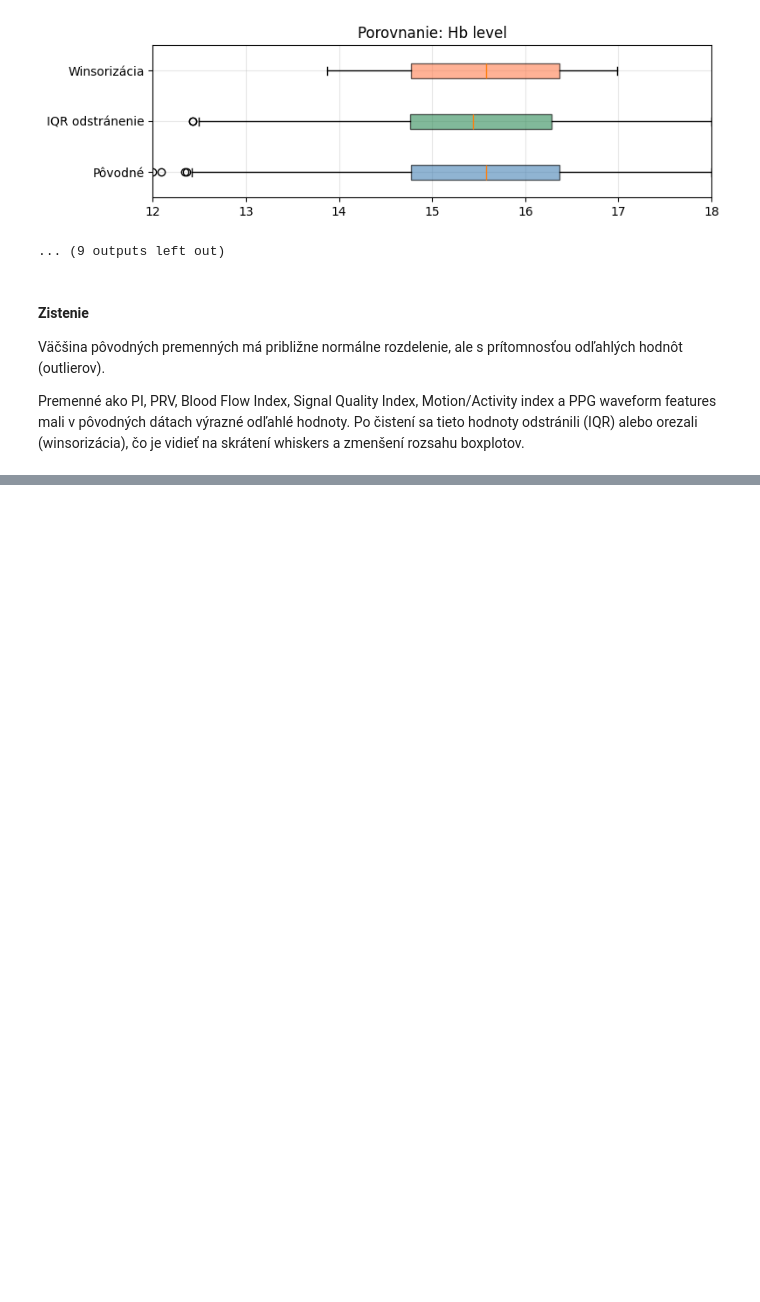
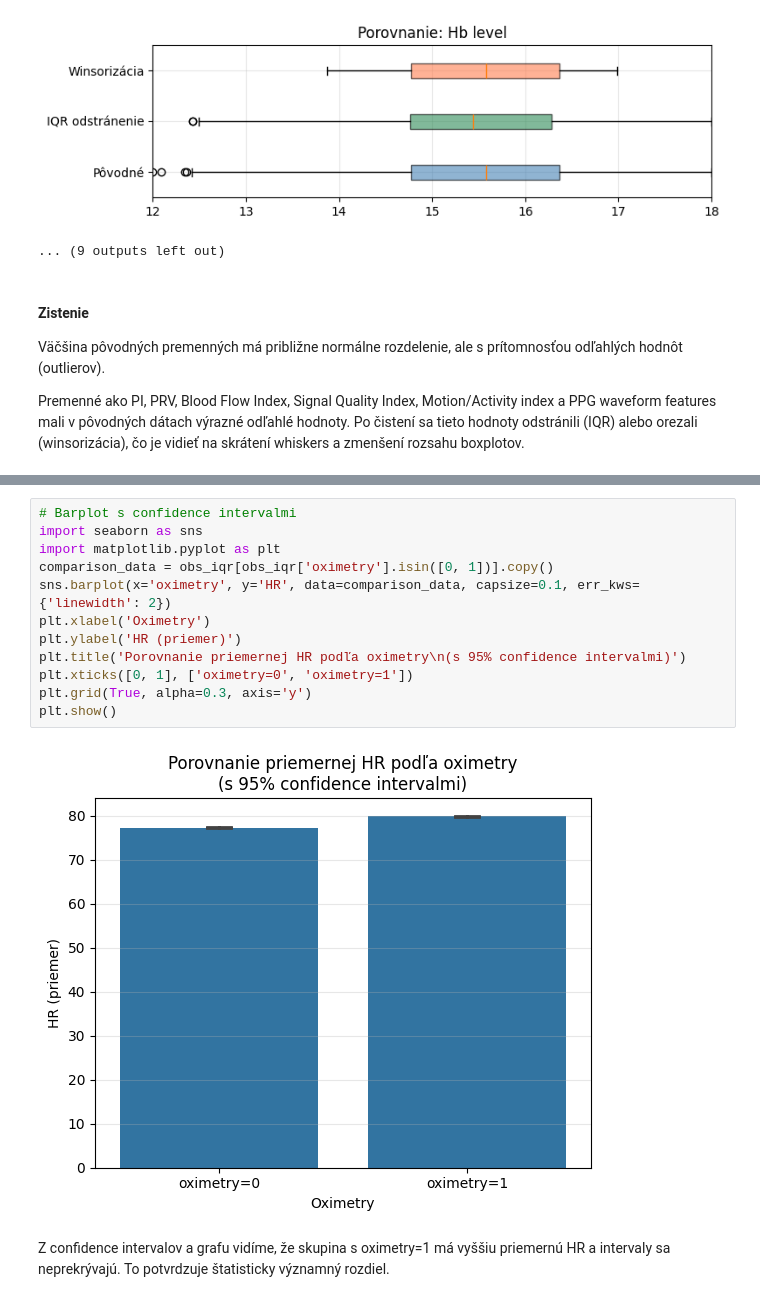
Before and after one commit to BohachNazar/IAUZadanie1, a Jupyter notebook: 1.ipynb, the cells around one changed output, grey strips where cells are left out. Cells and saved outputs as stored; diff of their text form; blank space fills up the shorter version.

```diff
--- a/1.ipynb
+++ b/1.ipynb
@@ -818,0 +901,16 @@ Premenné ako PI, PRV, Blood Flow Index, Signal Quality Index, Motion/Activity i
+# %%
+# Barplot s confidence intervalmi
+import seaborn as sns
+import matplotlib.pyplot as plt
+comparison_data = obs_iqr[obs_iqr['oximetry'].isin([0, 1])].copy()
+sns.barplot(x='oximetry', y='HR', data=comparison_data, capsize=0.1, err_kws={'linewidth': 2})
+plt.xlabel('Oximetry')
+plt.ylabel('HR (priemer)')
+plt.title('Porovnanie priemernej HR podľa oximetry\n(s 95% confidence intervalmi)')
+plt.xticks([0, 1], ['oximetry=0', 'oximetry=1'])
+plt.grid(True, alpha=0.3, axis='y')
+plt.show()
+# %% [output]
+[figure, added]
+# %% [markdown]
+Z confidence intervalov a grafu vidíme, že skupina s oximetry=1 má vyššiu priemernú HR a intervaly sa neprekrývajú. To potvrdzuje štatisticky významný rozdiel.
```
Also changed, not shown: parts of 17 cells of this notebook.
